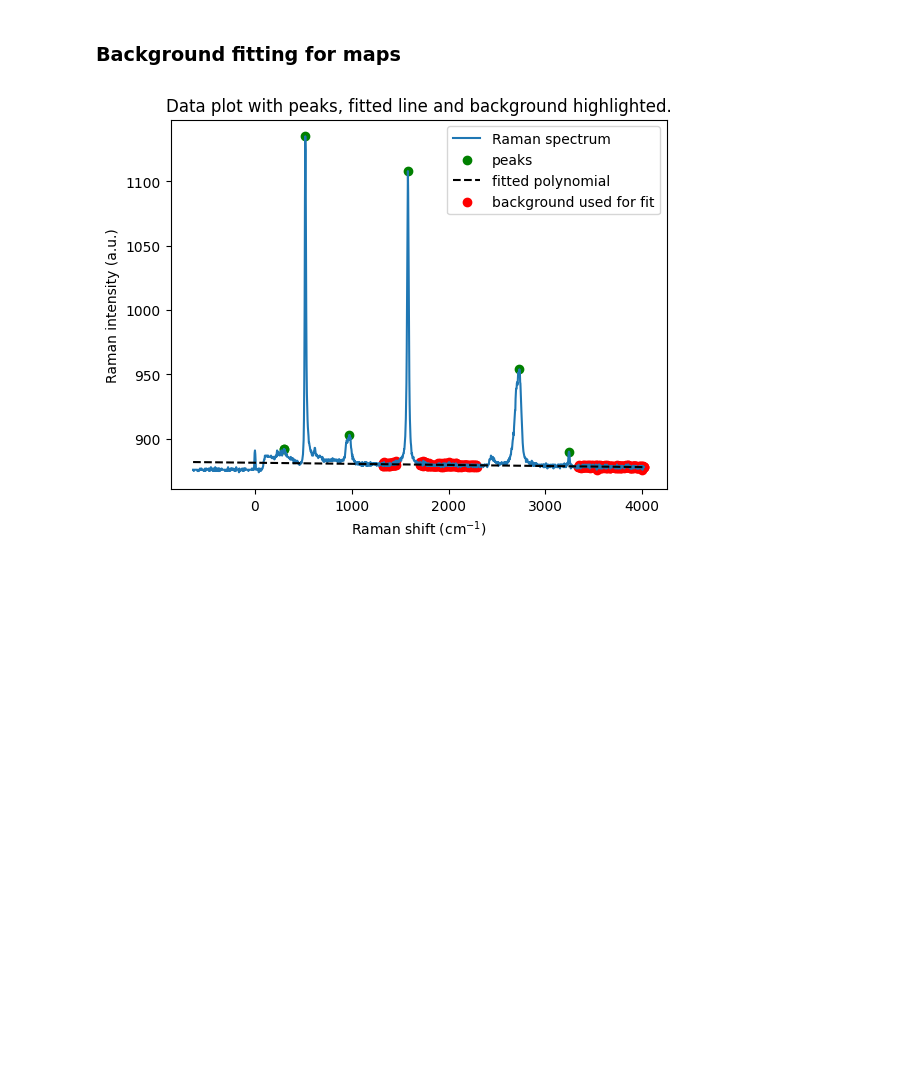
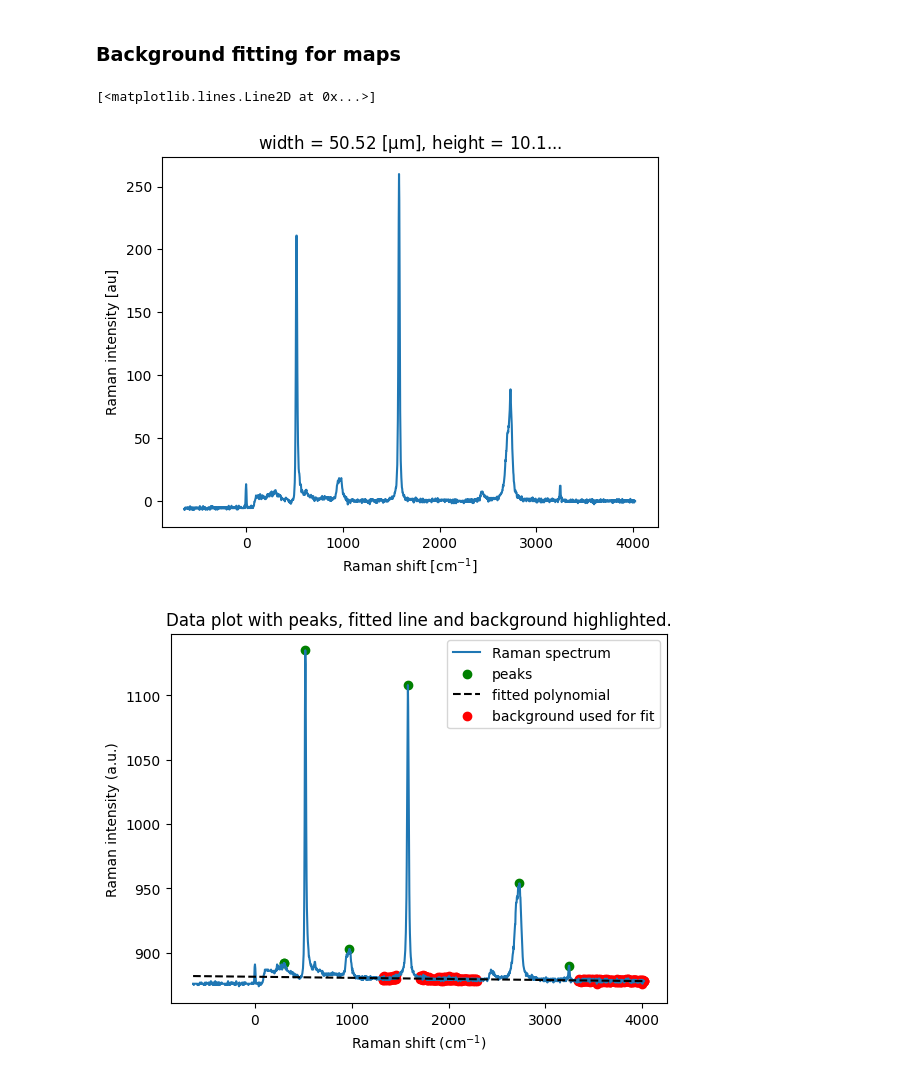
Before and after one commit to zrbyte/ramantools, a Jupyter notebook: ramantools tutorial.ipynb, the cells around one changed output. Cells and saved outputs as stored; diff of their text form; code cells hidden in the pictures; blank space fills up the shorter version.

```diff
--- a/ramantools tutorial.ipynb
+++ b/ramantools tutorial.ipynb
@@ -341,6 +372,13 @@ single_spec_nobg.plot()
 ### Background fitting for maps
 # %%
 middle = xrm.sel(width = m.size_x/2, height = m.size_y/2, method = 'nearest')
+# %%
+m_nobg = m.remove_bg()
+# %%
+m_nobg[:, 10, 50].plot()
+# %% [output]
+[<matplotlib.lines.Line2D at 0x...>]
+[figure, added]
 # %%
 y_data_nobg, bg_values, coeff, params_used_at_run, mask = rt.bgsubtract(middle.coords['ramanshift'].data, middle.data, toplot = True)
 # %% [output]
```
Also changed, not shown: parts of 9 cells of this notebook, 6 other files.
